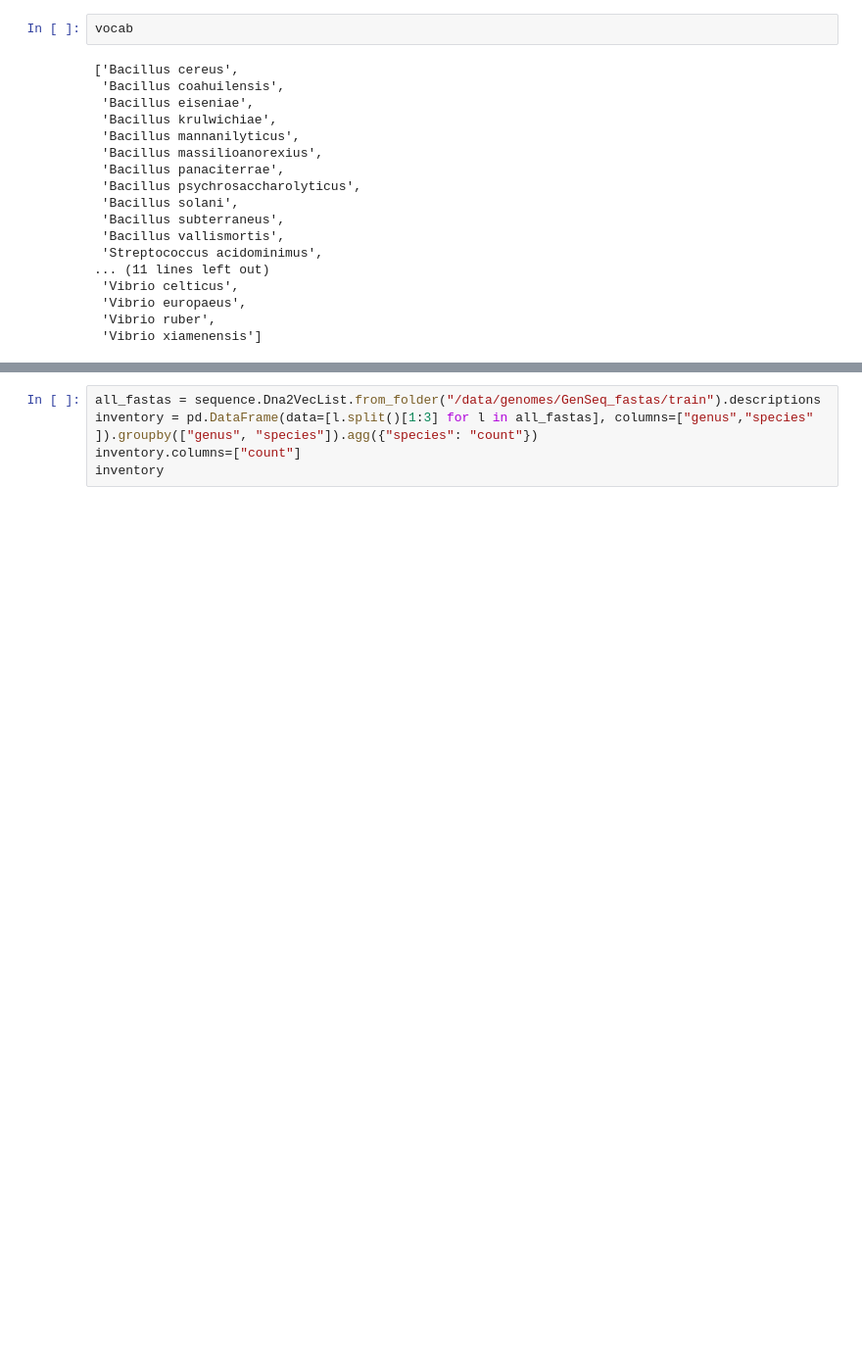
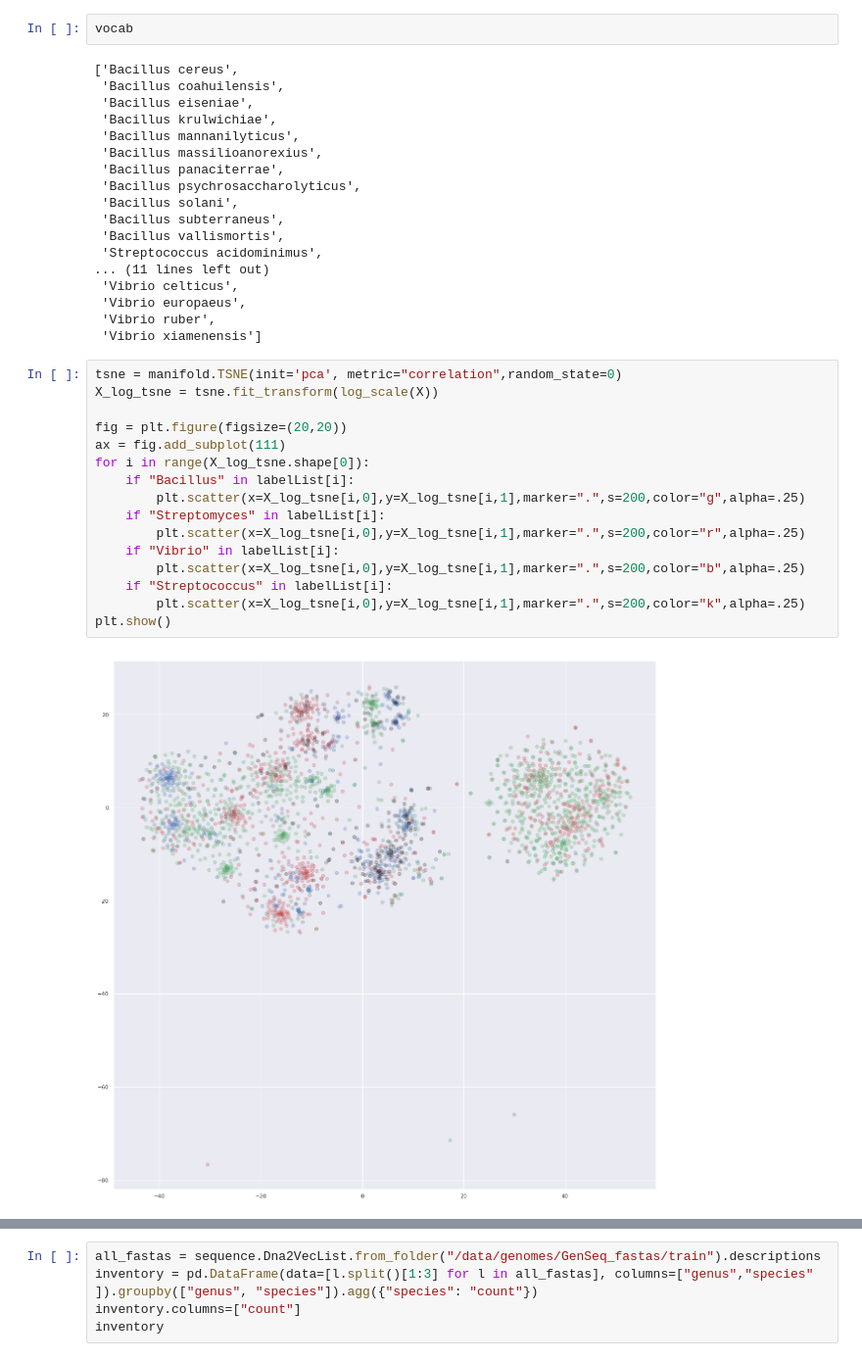
Before and after one commit to sergeman/fastai-genomic, a Jupyter notebook: ipynb/Streptomyces,Bacillus,Vibrio,Streptococcus no plasmid.ipynb, the cells around one changed output, grey strips where cells are left out. Shown at 98% size. Cells and saved outputs as stored; diff of their text form; blank space fills up the shorter version.

```diff
--- a/ipynb/Streptomyces,Bacillus,Vibrio,Streptococcus no plasmid.ipynb
+++ b/ipynb/Streptomyces,Bacillus,Vibrio,Streptococcus no plasmid.ipynb
@@ -117,3 +135,21 @@ vocab
  'Vibrio europaeus',
  'Vibrio ruber',
  'Vibrio xiamenensis']
+# %%
+tsne = manifold.TSNE(init='pca', metric="correlation",random_state=0)
+X_log_tsne = tsne.fit_transform(log_scale(X))
+
+fig = plt.figure(figsize=(20,20))
+ax = fig.add_subplot(111)
+for i in range(X_log_tsne.shape[0]):
+    if "Bacillus" in labelList[i]:
+        plt.scatter(x=X_log_tsne[i,0],y=X_log_tsne[i,1],marker=".",s=200,color="g",alpha=.25)
+    if "Streptomyces" in labelList[i]:
+        plt.scatter(x=X_log_tsne[i,0],y=X_log_tsne[i,1],marker=".",s=200,color="r",alpha=.25)
+    if "Vibrio" in labelList[i]:
+        plt.scatter(x=X_log_tsne[i,0],y=X_log_tsne[i,1],marker=".",s=200,color="b",alpha=.25)
+    if "Streptococcus" in labelList[i]:
+        plt.scatter(x=X_log_tsne[i,0],y=X_log_tsne[i,1],marker=".",s=200,color="k",alpha=.25)
+plt.show()
+# %% [output]
+[figure, added]
```
Also changed, not shown: parts of 11 cells of this notebook, 1 other file.
